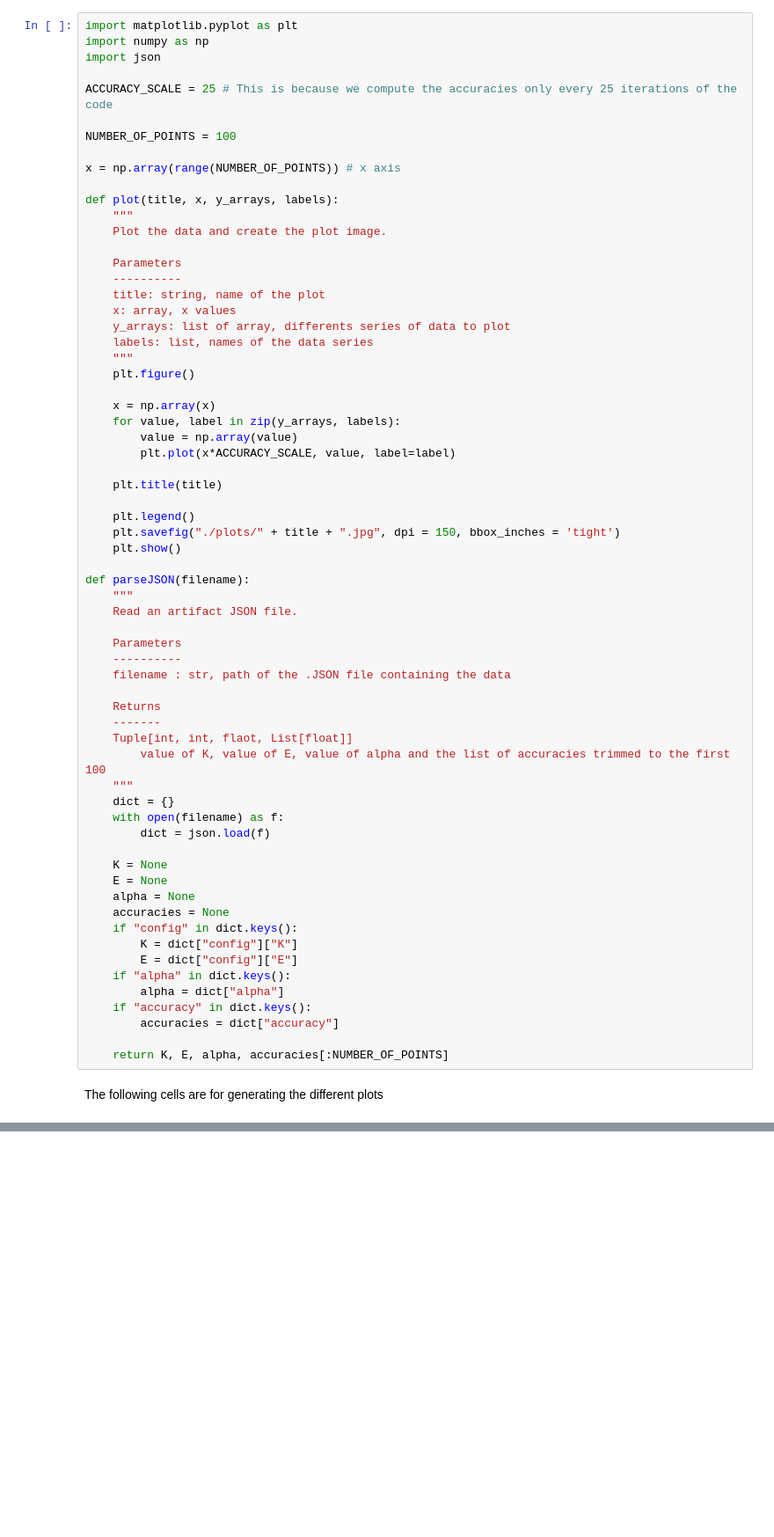
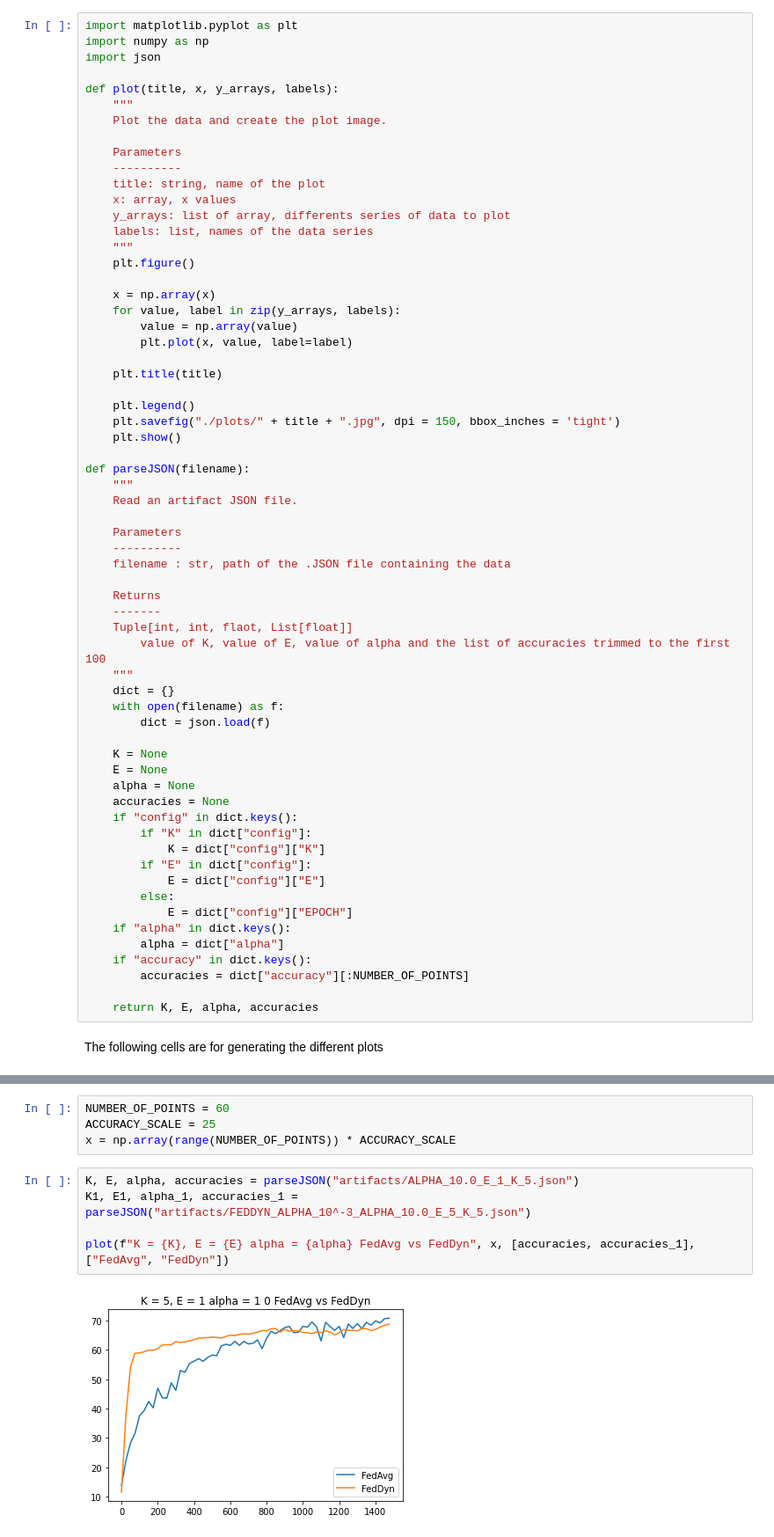
Before and after one commit to mattiadutto/aml_federeted_learning, a Jupyter notebook: plots.ipynb, the cells around one changed output, grey strips where cells are left out. Shown at 88% size. Drawn from its saved outputs; the diff is of its cells as text; blank space fills up the shorter version.

Commit message:
Fix plots.ipynb

```diff
--- a/plots.ipynb
+++ b/plots.ipynb
@@ -4,12 +4,6 @@
 import matplotlib.pyplot as plt
 import numpy as np
 import json
-
-ACCURACY_SCALE = 25 # This is because we compute the accuracies only every 25 iterations of the code
-
-NUMBER_OF_POINTS = 100
-
-x = np.array(range(NUMBER_OF_POINTS)) # x axis
 
 def plot(title, x, y_arrays, labels):
     """
@@ -27,7 +21,7 @@ def plot(title, x, y_arrays, labels):
     x = np.array(x)
     for value, label in zip(y_arrays, labels):
         value = np.array(value)
-        plt.plot(x*ACCURACY_SCALE, value, label=label)
+        plt.plot(x, value, label=label)
 
     plt.title(title)
 
@@ -57,13 +51,17 @@ def parseJSON(filename):
     alpha = None
     accuracies = None
     if "config" in dict.keys():
-        K = dict["config"]["K"]
-        E = dict["config"]["E"]
+        if "K" in dict["config"]:
+            K = dict["config"]["K"]
+        if "E" in dict["config"]:
+            E = dict["config"]["E"]
+        else:
+            E = dict["config"]["EPOCH"]
     if "alpha" in dict.keys():
         alpha = dict["alpha"]
     if "accuracy" in dict.keys():
-        accuracies = dict["accuracy"]
+        accuracies = dict["accuracy"][:NUMBER_OF_POINTS]
 
-    return K, E, alpha, accuracies[:NUMBER_OF_POINTS]
+    return K, E, alpha, accuracies
 # %% [markdown]
 The following cells are for generating the different plots
@@ -136,0 +116,11 @@ Still to do Centralized Model
+# %%
+NUMBER_OF_POINTS = 60
+ACCURACY_SCALE = 25
+x = np.array(range(NUMBER_OF_POINTS)) * ACCURACY_SCALE
+# %%
+K, E, alpha, accuracies = parseJSON("artifacts/ALPHA_10.0_E_1_K_5.json")
+K1, E1, alpha_1, accuracies_1 = parseJSON("artifacts/FEDDYN_ALPHA_10^-3_ALPHA_10.0_E_5_K_5.json")
+
+plot(f"K = {K}, E = {E} alpha = {alpha} FedAvg vs FedDyn", x, [accuracies, accuracies_1], ["FedAvg", "FedDyn"])
+# %% [output]
+[figure, added]
```
Also changed, not shown: parts of 11 cells of this notebook, 1 other file.
